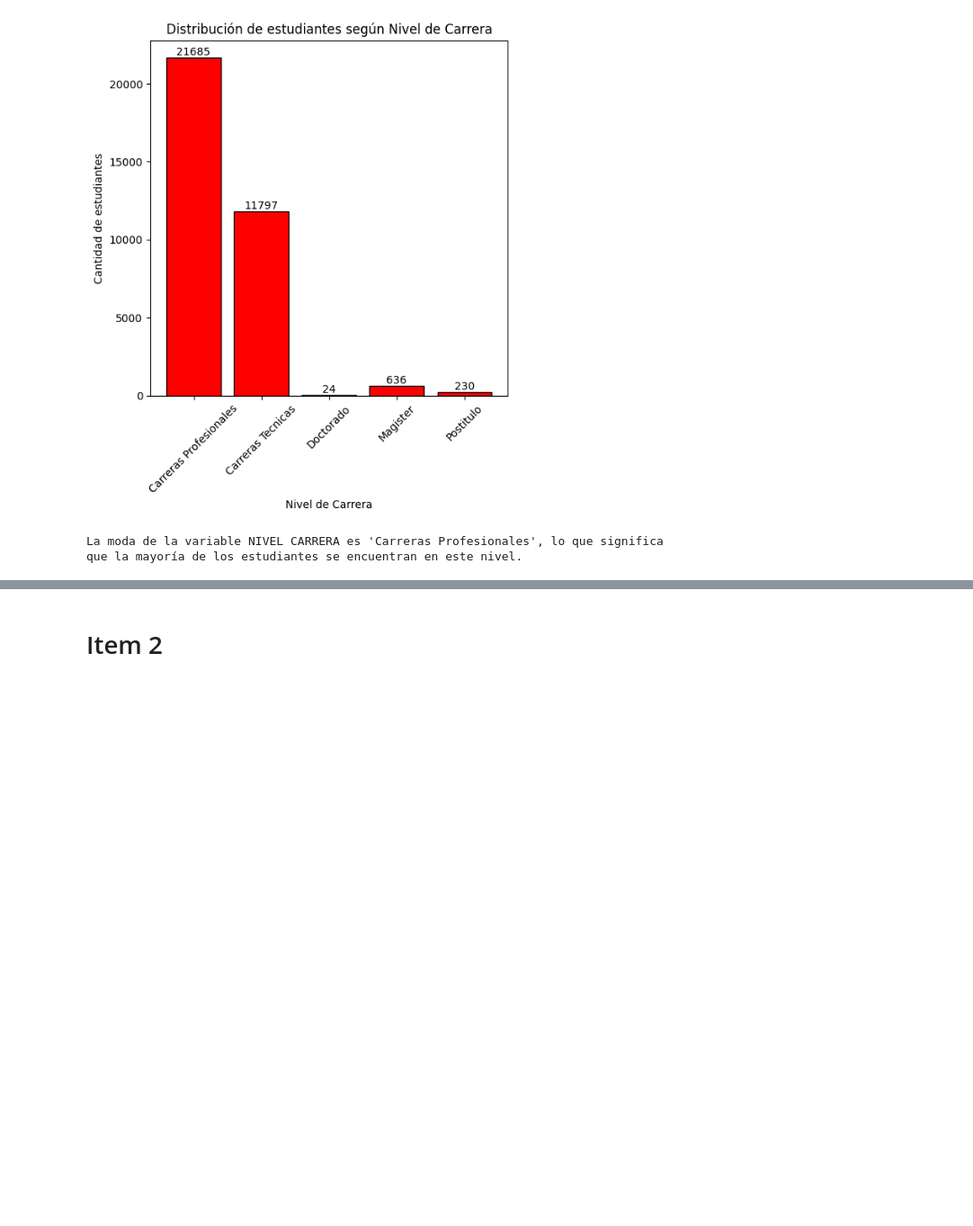
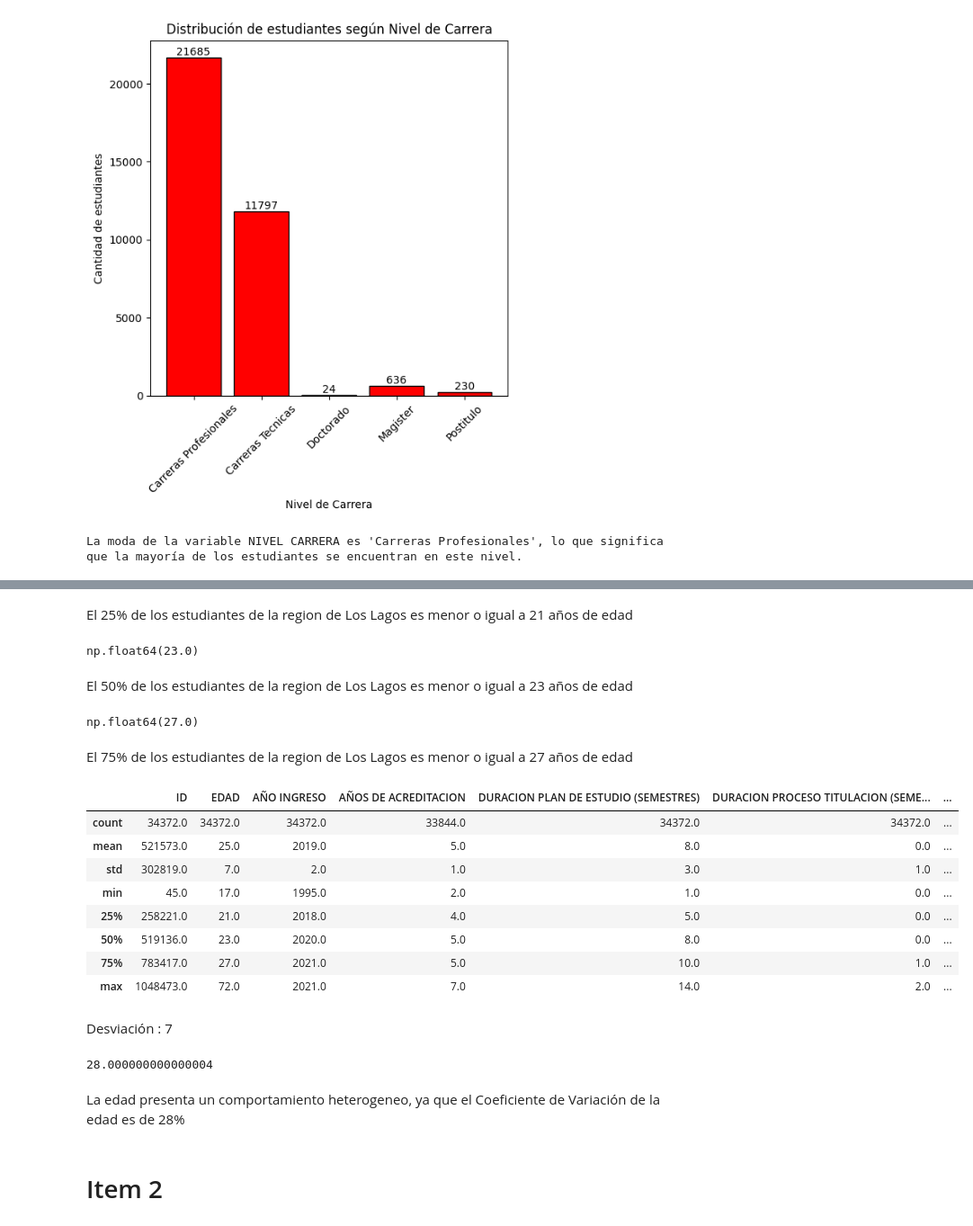
Before and after one commit to viceeeente/Estad-stica-Descriptiva, a Jupyter notebook: Trabajo-Practico/Trabajo_Practico_Instrucciones.ipynb, the cells around one changed output, grey strips where cells are left out. Shown at 90% size. Cells and saved outputs as stored; diff of their text form; code cells hidden in the pictures; blank space fills up the shorter version.

```diff
--- a/Trabajo-Practico/Trabajo_Practico_Instrucciones.ipynb
+++ b/Trabajo-Practico/Trabajo_Practico_Instrucciones.ipynb
@@ -165,3 +195,40 @@ tabla_frecuencia_edad
+# %% [markdown]
+El 25% de los estudiantes de la region de Los Lagos es menor o igual a 21 años de edad
+# %%
+percentil_50 = Matriculas['EDAD'].quantile(0.50)
+percentil_50
+# %% [output]
+np.float64(23.0)
+# %% [markdown]
+El 50% de los estudiantes de la region de Los Lagos es menor o igual a 23 años de edad
+# %%
+percentil_75 = Matriculas['EDAD'].quantile(0.75)
+percentil_75
+# %% [output]
+np.float64(27.0)
+# %% [markdown]
+El 75% de los estudiantes de la region de Los Lagos es menor o igual a 27 años de edad
+# %%
+Matriculas.describe().round()
+# %% [output]
+|  | ID | EDAD | AÑO INGRESO | AÑOS DE ACREDITACION | DURACION PLAN DE ESTUDIO (SEMESTRES) | DURACION PROCESO TITULACION (SEME... | ... |
+| count | 34372.0 | 34372.0 | 34372.0 | 33844.0 | 34372.0 | 34372.0 | ... |
+| mean | 521573.0 | 25.0 | 2019.0 | 5.0 | 8.0 | 0.0 | ... |
+| std | 302819.0 | 7.0 | 2.0 | 1.0 | 3.0 | 1.0 | ... |
+| min | 45.0 | 17.0 | 1995.0 | 2.0 | 1.0 | 0.0 | ... |
+| 25% | 258221.0 | 21.0 | 2018.0 | 4.0 | 5.0 | 0.0 | ... |
+| 50% | 519136.0 | 23.0 | 2020.0 | 5.0 | 8.0 | 0.0 | ... |
+| 75% | 783417.0 | 27.0 | 2021.0 | 5.0 | 10.0 | 1.0 | ... |
+| max | 1048473.0 | 72.0 | 2021.0 | 7.0 | 14.0 | 2.0 | ... |
+# %% [markdown]
+Desviación : 7
+# %%
+cv = 7/25*100
+cv
+# %% [output]
+28.000000000000004
+# %% [markdown]
+La edad presenta un comportamiento heterogeneo, ya que el Coeficiente de Variación de la edad es de 28%
 # %%
 ## Variable 3 Cuantitativa Continua :
 ## Tabla de frecuencia f, h , F y H
```
Also changed, not shown: parts of 12 cells of this notebook.
